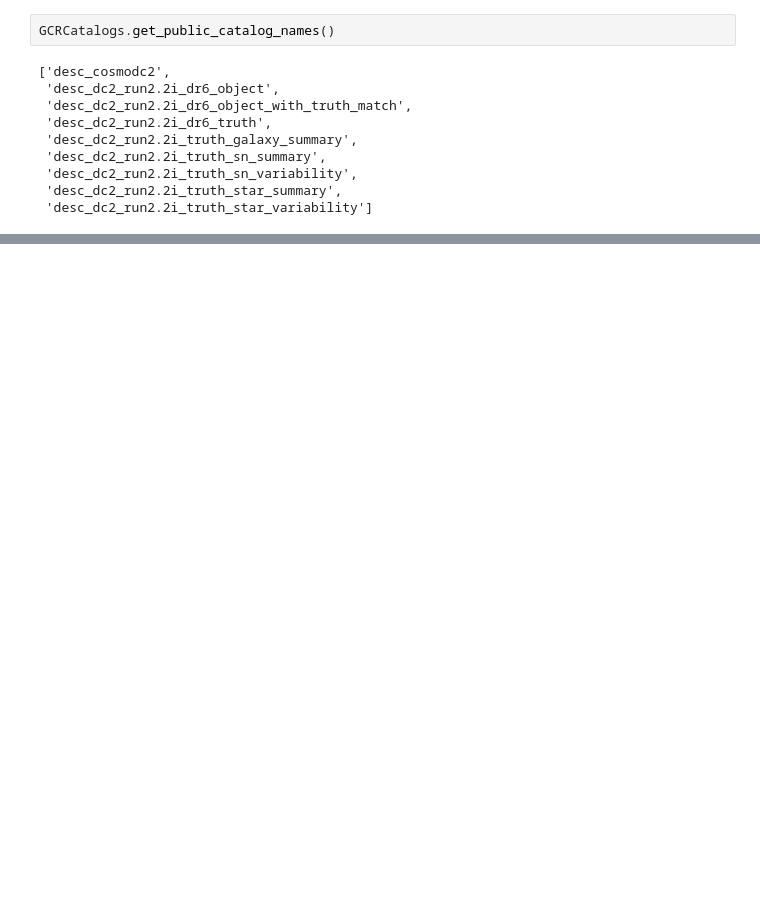
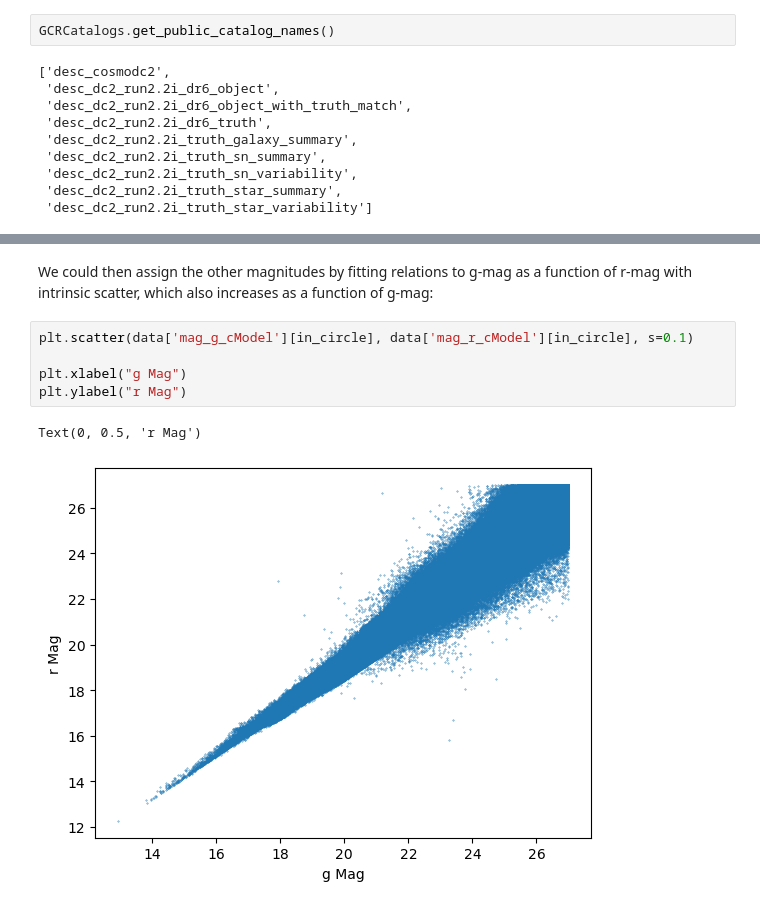
Before and after one commit to ktavangar/lsst_gc_streams, a Jupyter notebook: background.ipynb, the cells around one changed output, grey strips where cells are left out. Cells and saved outputs as stored; diff of their text form; blank space fills up the shorter version.

```diff
--- a/background.ipynb
+++ b/background.ipynb
@@ -49,0 +115,11 @@ Text(0, 0.5, 'Dec')
+# %% [markdown]
+We could then assign the other magnitudes by fitting relations to g-mag as a function of r-mag with intrinsic scatter, which also increases
+as a function of g-mag:
+# %%
+plt.scatter(data['mag_g_cModel'][in_circle], data['mag_r_cModel'][in_circle], s=0.1)
+
+plt.xlabel("g Mag")
+plt.ylabel("r Mag")
+# %% [output]
+Text(0, 0.5, 'r Mag')
+[figure, added]
```
Also changed, not shown: parts of 10 cells of this notebook.
